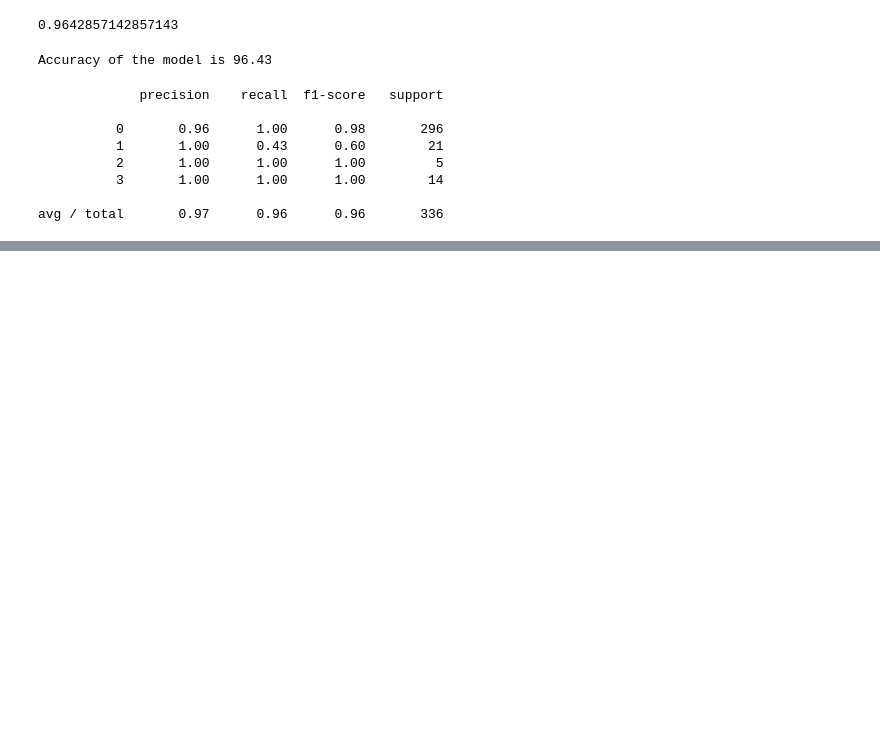
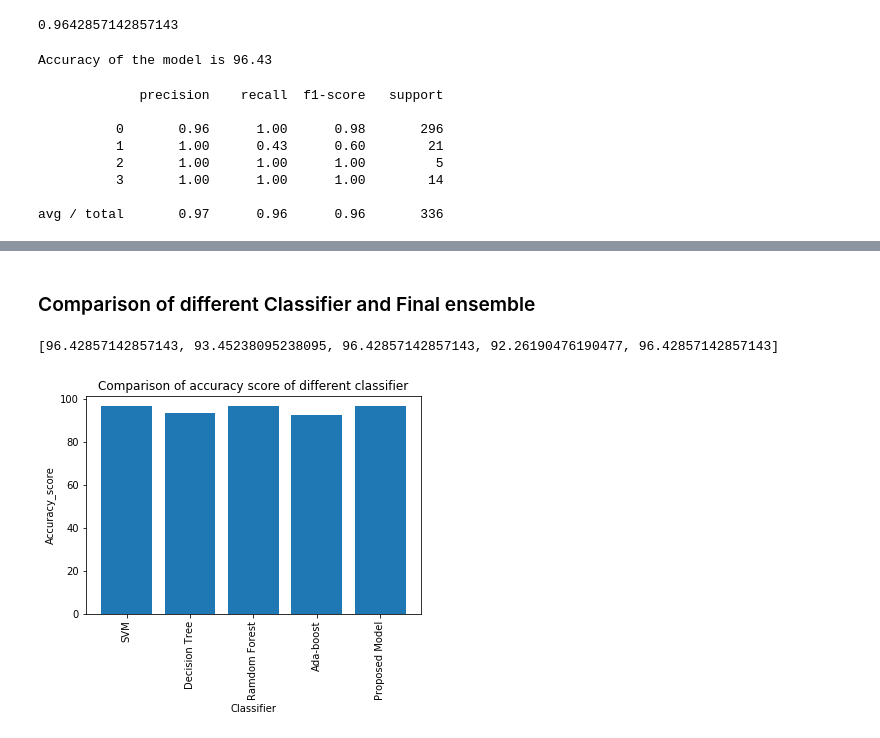
Before and after one commit to Alok-Ranjan23/Tea-Leaf-Disease-Prediction-Using-Texture-Based-Image-Processing, a Jupyter notebook: tea disease 2.ipynb, the cells around one changed output, grey strips where cells are left out. Saved outputs shown, nothing was run; the diff lists cells and outputs as text; code cells hidden in the pictures; blank space fills up the shorter version.

```diff
--- a/tea disease 2.ipynb
+++ b/tea disease 2.ipynb
@@ -2565,0 +2674,2 @@ pred_ada = model_ada.predict(test_data)
+# %%
+accuracy_ada = accuracy_score(test_label,pred_ada)
@@ -2778,0 +2818,22 @@ Recommendation for that leaf:  ['Healthy Leaf']
+# %% [markdown]
+###  Comparison of different Classifier and Final ensemble
+# %%
+accuracy_list = []
+accuracy_list.extend([accuracy_svc*100,accuracy_dtree*100,accuracy_random*100,accuracy_ada*100,accuracy*100])
+# %%
+print(accuracy_list)
+# %% [output]
+[96.42857142857143, 93.45238095238095, 96.42857142857143, 92.26190476190477, 96.42857142857143]
+# %%
+label = ['SVM','Decision Tree','Ramdom Forest','Ada-boost','Proposed Model']
+# %%
+index = np.arange(len(label))
+# %%
+plt.bar(index,accuracy_list)
+plt.xlabel('Classifier', fontsize=10)
+plt.ylabel('Accuracy_score', fontsize=10)
+plt.xticks(index, label, fontsize=10, rotation=90)
+plt.title('Comparison of accuracy score of different classifier')
+plt.show()
+# %% [output]
+[figure, added]
```
Also changed, not shown: parts of 52 cells of this notebook.
